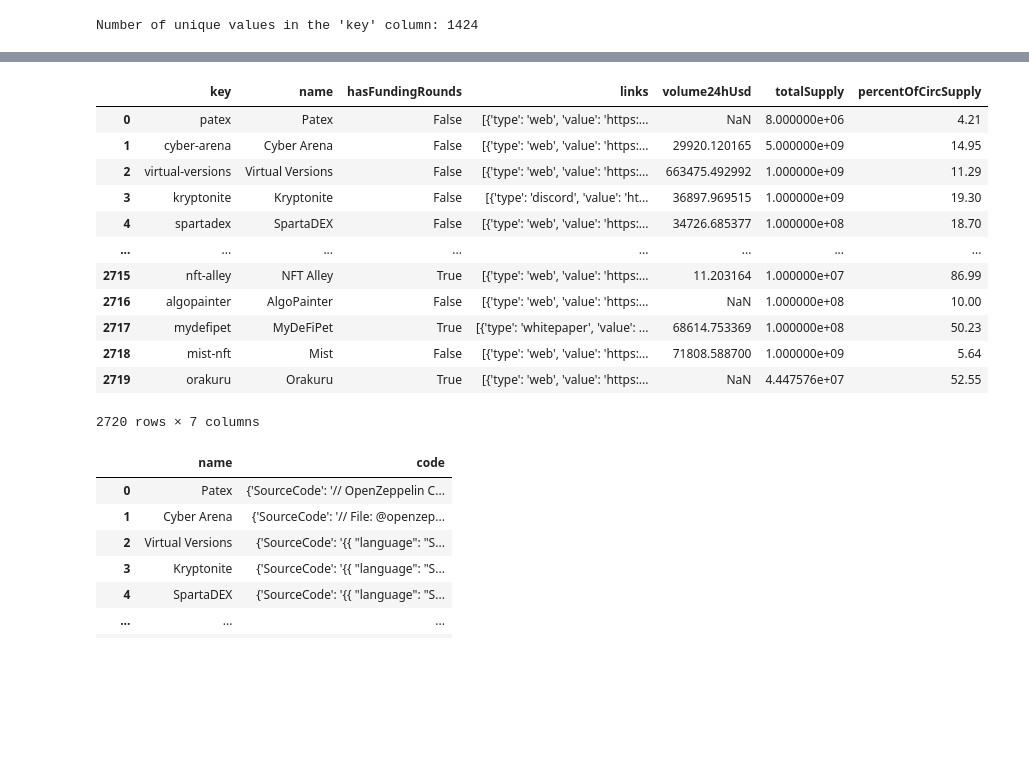
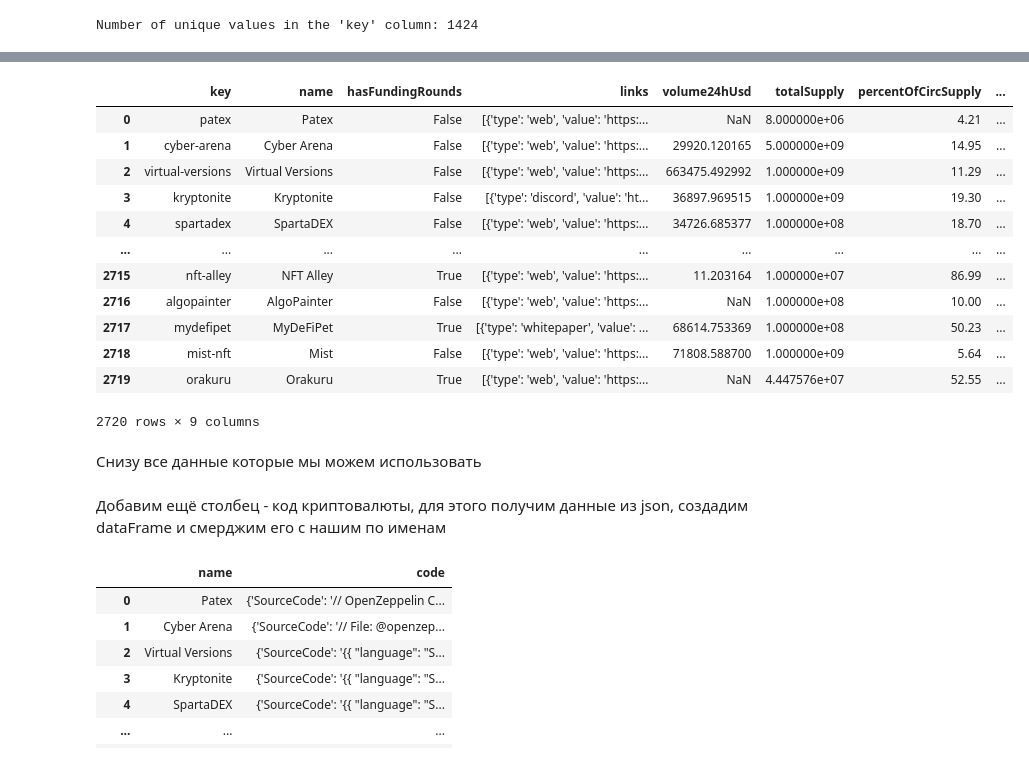
Before and after one commit to MagicKisa/Rug-Pull-check, a Jupyter notebook: analysis.ipynb, the cells around one changed output, grey strips where cells are left out. Drawn from its saved outputs; the diff is of its cells as text; code cells hidden in the pictures; blank space fills up the shorter version.

```diff
--- a/analysis.ipynb
+++ b/analysis.ipynb
@@ -47,20 +84,22 @@ Number of unique values in the 'key' column: 1424
 # %%
 threshold = 0.1 * len(coin_df)
 df_cleaned = coin_df.dropna(axis=1, thresh=threshold)
-yes_columns = ['key', 'name', 'hasFundingRounds', 'links', 'volume24hUsd', 'totalSupply', 'percentOfCircSupply', ]
+yes_columns = ['name', 'hasFundingRounds', 'links', 'volume24hUsd', 'totalSupply', 'percentOfCircSupply', 'historyStartDay', 'lifeCycle']
 df_cleaned = df_cleaned[yes_columns]
 df_cleaned
 # %% [output]
-|  | key | name | hasFundingRounds | links | volume24hUsd | totalSupply | percentOfCircSupply |
-| 0 | patex | Patex | False | [{'type': 'web', 'value': 'https:... | NaN | 8.000000e+06 | 4.21 |
-| 1 | cyber-arena | Cyber Arena | False | [{'type': 'web', 'value': 'https:... | 29920.120165 | 5.000000e+09 | 14.95 |
-| 2 | virtual-versions | Virtual Versions | False | [{'type': 'web', 'value': 'https:... | 663475.492992 | 1.000000e+09 | 11.29 |
-| 3 | kryptonite | Kryptonite | False | [{'type': 'discord', 'value': 'ht... | 36897.969515 | 1.000000e+09 | 19.30 |
-| 4 | spartadex | SpartaDEX | False | [{'type': 'web', 'value': 'https:... | 34726.685377 | 1.000000e+08 | 18.70 |
-| ... | ... | ... | ... | ... | ... | ... | ... |
-| 2715 | nft-alley | NFT Alley | True | [{'type': 'web', 'value': 'https:... | 11.203164 | 1.000000e+07 | 86.99 |
-| 2716 | algopainter | AlgoPainter | False | [{'type': 'web', 'value': 'https:... | NaN | 1.000000e+08 | 10.00 |
-| 2717 | mydefipet | MyDeFiPet | True | [{'type': 'whitepaper', 'value': ... | 68614.753369 | 1.000000e+08 | 50.23 |
-| 2718 | mist-nft | Mist | False | [{'type': 'web', 'value': 'https:... | 71808.588700 | 1.000000e+09 | 5.64 |
-| 2719 | orakuru | Orakuru | True | [{'type': 'web', 'value': 'https:... | NaN | 4.447576e+07 | 52.55 |
+|  | key | name | hasFundingRounds | links | volume24hUsd | totalSupply | percentOfCircSupply | ... |
+| 0 | patex | Patex | False | [{'type': 'web', 'value': 'https:... | NaN | 8.000000e+06 | 4.21 | ... |
+| 1 | cyber-arena | Cyber Arena | False | [{'type': 'web', 'value': 'https:... | 29920.120165 | 5.000000e+09 | 14.95 | ... |
+| 2 | virtual-versions | Virtual Versions | False | [{'type': 'web', 'value': 'https:... | 663475.492992 | 1.000000e+09 | 11.29 | ... |
+| 3 | kryptonite | Kryptonite | False | [{'type': 'discord', 'value': 'ht... | 36897.969515 | 1.000000e+09 | 19.30 | ... |
+| 4 | spartadex | SpartaDEX | False | [{'type': 'web', 'value': 'https:... | 34726.685377 | 1.000000e+08 | 18.70 | ... |
+| ... | ... | ... | ... | ... | ... | ... | ... | ... |
+| 2715 | nft-alley | NFT Alley | True | [{'type': 'web', 'value': 'https:... | 11.203164 | 1.000000e+07 | 86.99 | ... |
+| 2716 | algopainter | AlgoPainter | False | [{'type': 'web', 'value': 'https:... | NaN | 1.000000e+08 | 10.00 | ... |
+| 2717 | mydefipet | MyDeFiPet | True | [{'type': 'whitepaper', 'value': ... | 68614.753369 | 1.000000e+08 | 50.23 | ... |
+| 2718 | mist-nft | Mist | False | [{'type': 'web', 'value': 'https:... | 71808.588700 | 1.000000e+09 | 5.64 | ... |
+| 2719 | orakuru | Orakuru | True | [{'type': 'web', 'value': 'https:... | NaN | 4.447576e+07 | 52.55 | ... |
-2720 rows × 7 columns
+2720 rows × 9 columns
+# %% [markdown]
+Снизу все данные которые мы можем использовать
@@ -67,3 +108,5 @@ df_cleaned
+# %% [markdown]
+Добавим ещё столбец - код криптовалюты, для этого получим данные из json, создадим dataFrame и смерджим его с нашим по именам
 # %%
 n_data = list()
 n_data = []
```
Also changed, not shown: parts of 24 cells of this notebook.
